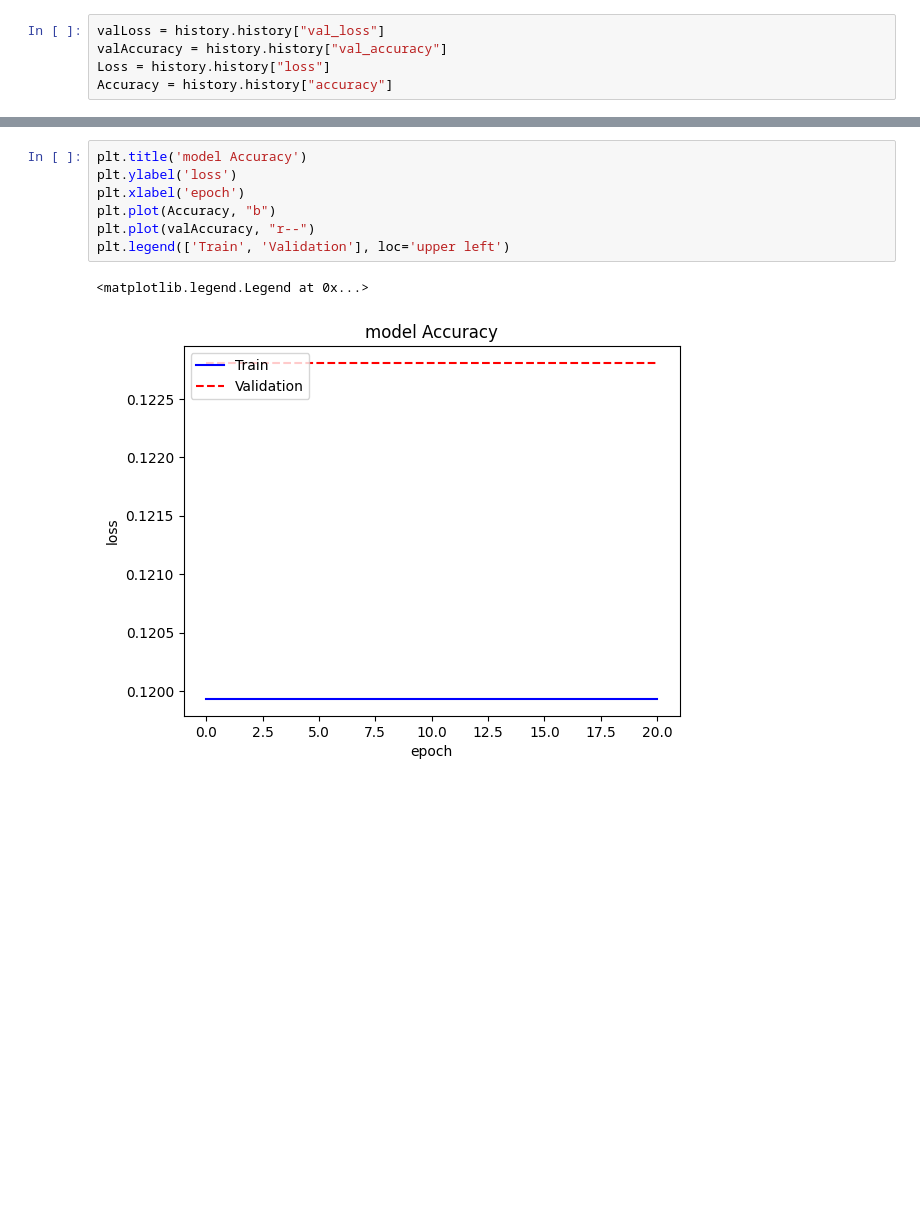
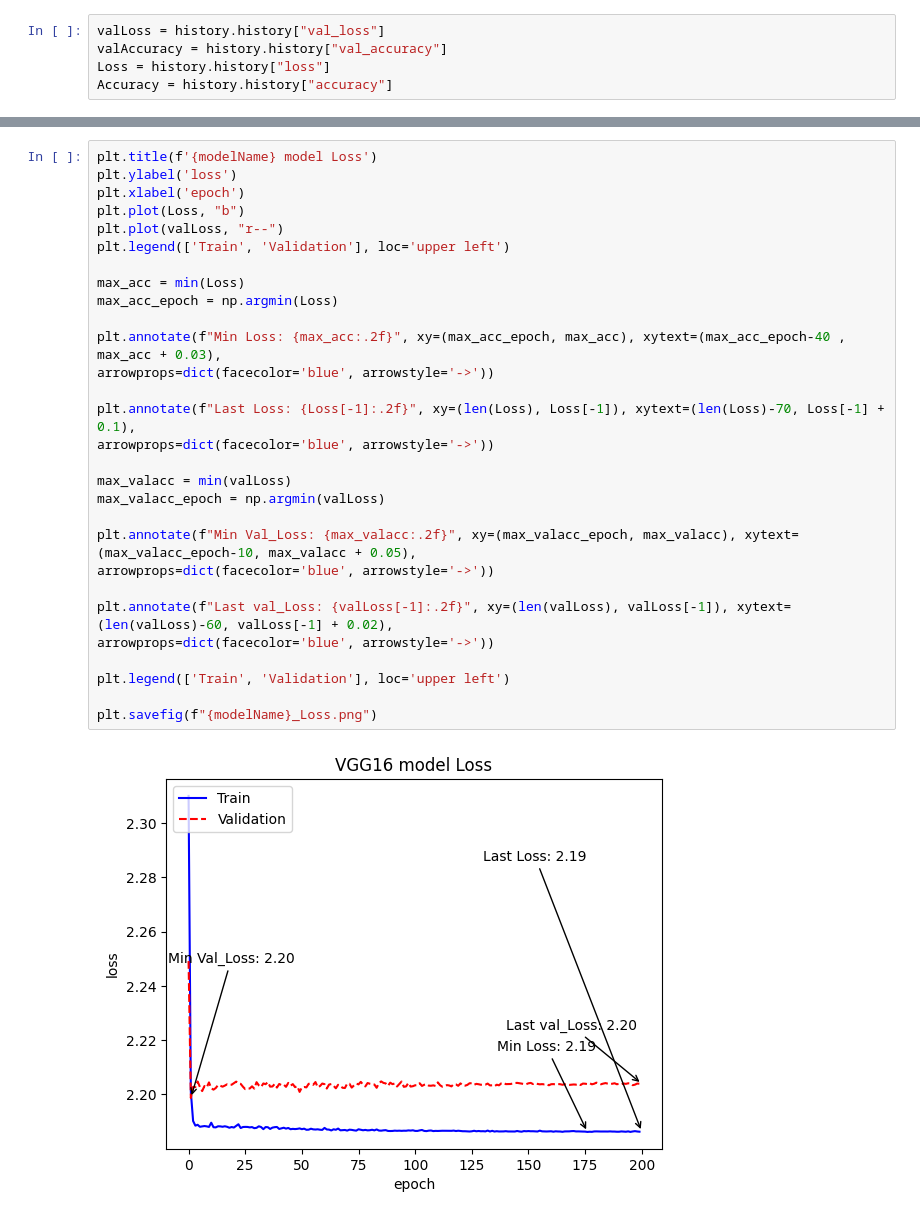
Before and after one commit to helloNarehase/univ, a Jupyter notebook: task.ipynb, the cells around one changed output, grey strips where cells are left out. Saved outputs shown, nothing was run; the diff lists cells and outputs as text; blank space fills up the shorter version.

```diff
--- a/task.ipynb
+++ b/task.ipynb
@@ -191,10 +236,31 @@ plt.legend(['Train', 'Validation'], loc='upper left')
-# %%
-plt.title('model Accuracy')
-plt.ylabel('loss')
-plt.xlabel('epoch')
-plt.plot(Accuracy, "b")
-plt.plot(valAccuracy, "r--")
-plt.legend(['Train', 'Validation'], loc='upper left')
-# %% [output]
-<matplotlib.legend.Legend at 0x...>
-[figure, removed]
+# %%
+plt.title(f'{modelName} model Loss')
+plt.ylabel('loss')
+plt.xlabel('epoch')
+plt.plot(Loss, "b")
+plt.plot(valLoss, "r--")
+plt.legend(['Train', 'Validation'], loc='upper left')
+
+max_acc = min(Loss)
+max_acc_epoch = np.argmin(Loss)
+
+plt.annotate(f"Min Loss: {max_acc:.2f}", xy=(max_acc_epoch, max_acc), xytext=(max_acc_epoch-40 , max_acc + 0.03),
+arrowprops=dict(facecolor='blue', arrowstyle='->'))
+
+plt.annotate(f"Last Loss: {Loss[-1]:.2f}", xy=(len(Loss), Loss[-1]), xytext=(len(Loss)-70, Loss[-1] + 0.1),
+arrowprops=dict(facecolor='blue', arrowstyle='->'))
+
+max_valacc = min(valLoss)
+max_valacc_epoch = np.argmin(valLoss)
+
+plt.annotate(f"Min Val_Loss: {max_valacc:.2f}", xy=(max_valacc_epoch, max_valacc), xytext=(max_valacc_epoch-10, max_valacc + 0.05),
+arrowprops=dict(facecolor='blue', arrowstyle='->'))
+
+plt.annotate(f"Last val_Loss: {valLoss[-1]:.2f}", xy=(len(valLoss), valLoss[-1]), xytext=(len(valLoss)-60, valLoss[-1] + 0.02),
+arrowprops=dict(facecolor='blue', arrowstyle='->'))
+
+plt.legend(['Train', 'Validation'], loc='upper left')
+
+plt.savefig(f"{modelName}_Loss.png")
+# %% [output]
+[figure, added]
```
Also changed, not shown: parts of 12 cells of this notebook.
